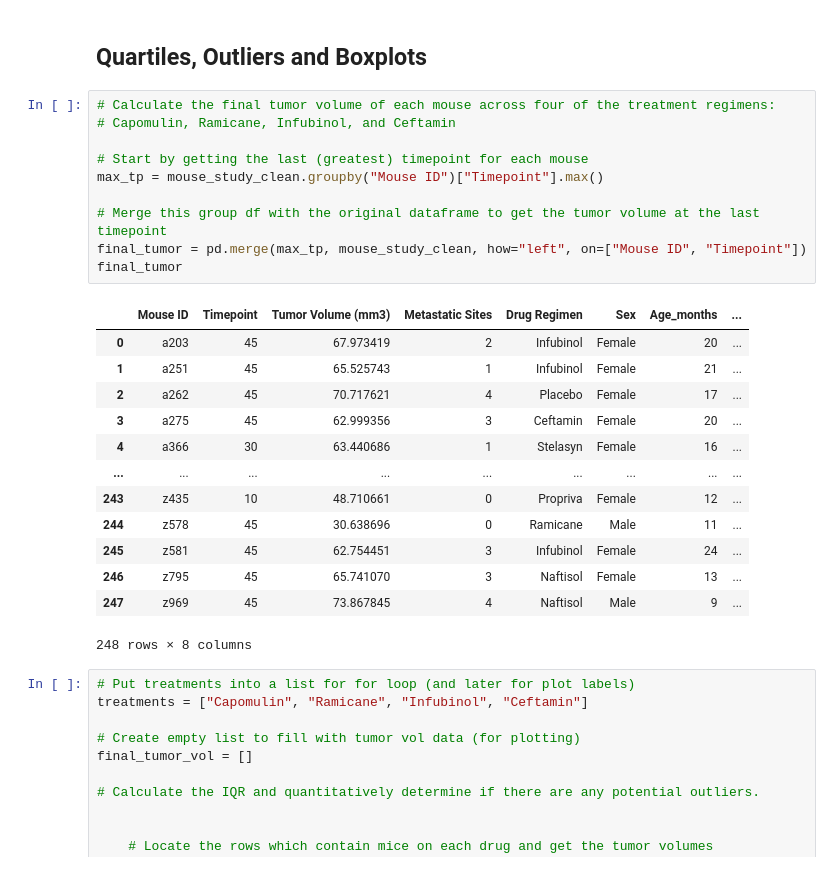
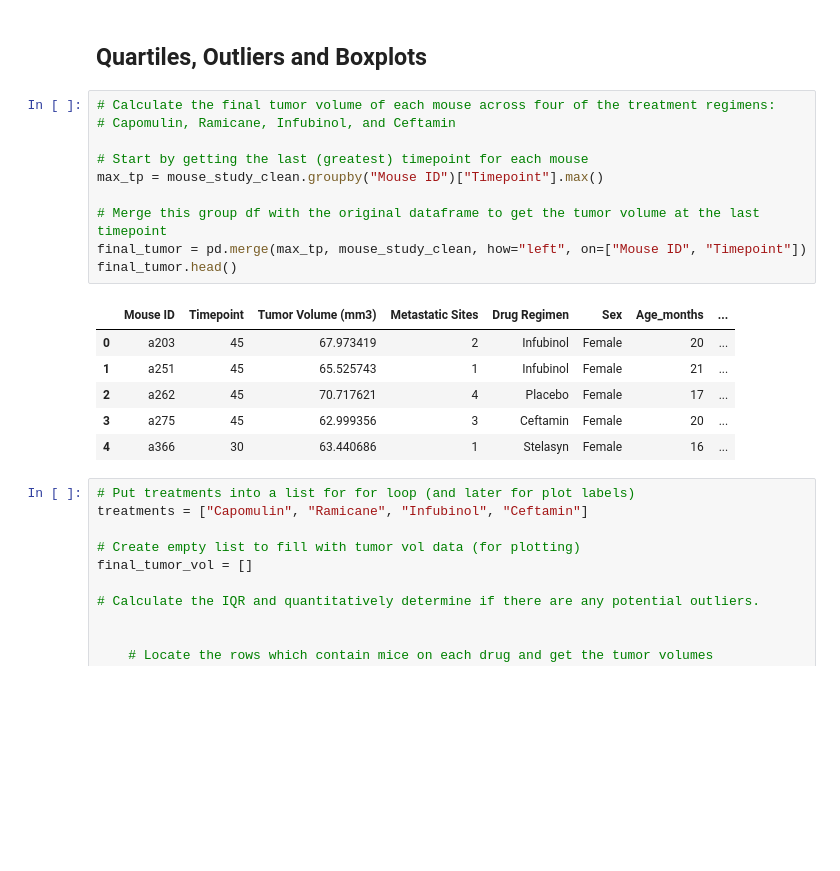
Before and after one commit to kirran-jk/matplotlib-challenge, a Jupyter notebook: Pymaceuticals/pymaceuticals.ipynb, the cells around one changed output. Cells and saved outputs as stored; diff of their text form; blank space fills up the shorter version.

```diff
--- a/Pymaceuticals/pymaceuticals.ipynb
+++ b/Pymaceuticals/pymaceuticals.ipynb
@@ -182,27 +187,20 @@ plt.show()
 # %%
 # Calculate the final tumor volume of each mouse across four of the treatment regimens:
 # Capomulin, Ramicane, Infubinol, and Ceftamin
 
 # Start by getting the last (greatest) timepoint for each mouse
 max_tp = mouse_study_clean.groupby("Mouse ID")["Timepoint"].max()
 
 # Merge this group df with the original dataframe to get the tumor volume at the last timepoint
 final_tumor = pd.merge(max_tp, mouse_study_clean, how="left", on=["Mouse ID", "Timepoint"])
-final_tumor
+final_tumor.head()
 # %% [output]
 |  | Mouse ID | Timepoint | Tumor Volume (mm3) | Metastatic Sites | Drug Regimen | Sex | Age_months | ... |
 | 0 | a203 | 45 | 67.973419 | 2 | Infubinol | Female | 20 | ... |
 | 1 | a251 | 45 | 65.525743 | 1 | Infubinol | Female | 21 | ... |
 | 2 | a262 | 45 | 70.717621 | 4 | Placebo | Female | 17 | ... |
 | 3 | a275 | 45 | 62.999356 | 3 | Ceftamin | Female | 20 | ... |
 | 4 | a366 | 30 | 63.440686 | 1 | Stelasyn | Female | 16 | ... |
-| ... | ... | ... | ... | ... | ... | ... | ... | ... |
-| 243 | z435 | 10 | 48.710661 | 0 | Propriva | Female | 12 | ... |
-| 244 | z578 | 45 | 30.638696 | 0 | Ramicane | Male | 11 | ... |
-| 245 | z581 | 45 | 62.754451 | 3 | Infubinol | Female | 24 | ... |
-| 246 | z795 | 45 | 65.741070 | 3 | Naftisol | Female | 13 | ... |
-| 247 | z969 | 45 | 73.867845 | 4 | Naftisol | Male | 9 | ... |
-248 rows × 8 columns
 # %%
 # Put treatments into a list for for loop (and later for plot labels)
 treatments = ["Capomulin", "Ramicane", "Infubinol", "Ceftamin"]
```
Also changed, not shown: parts of 4 cells of this notebook.
